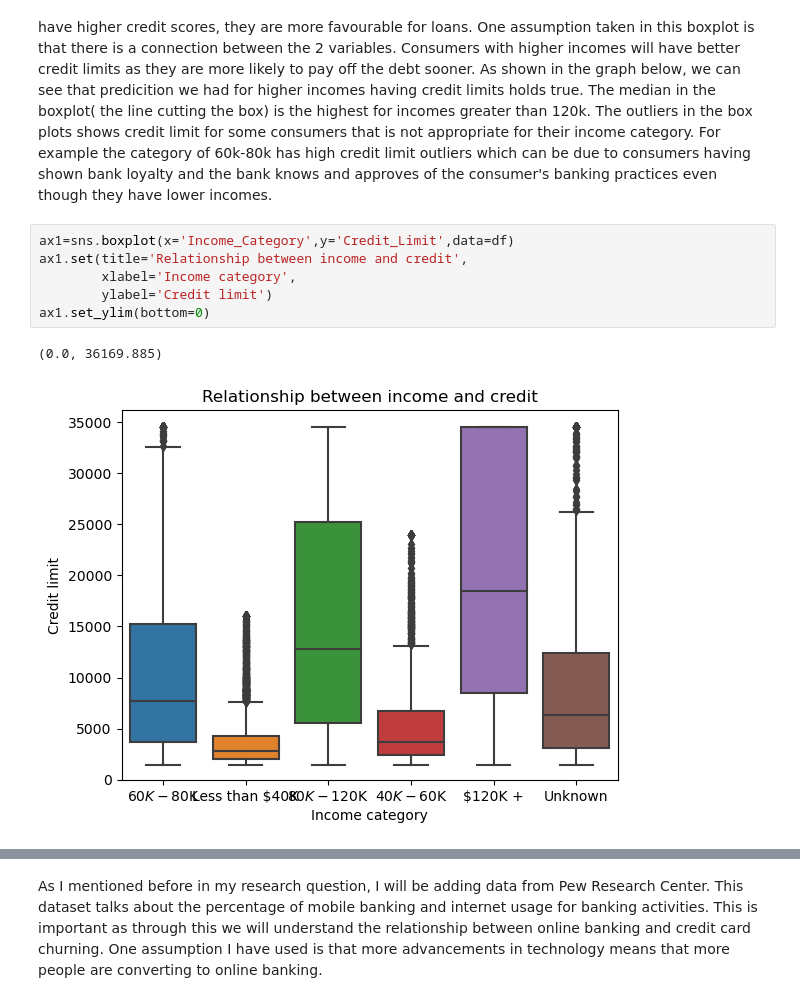
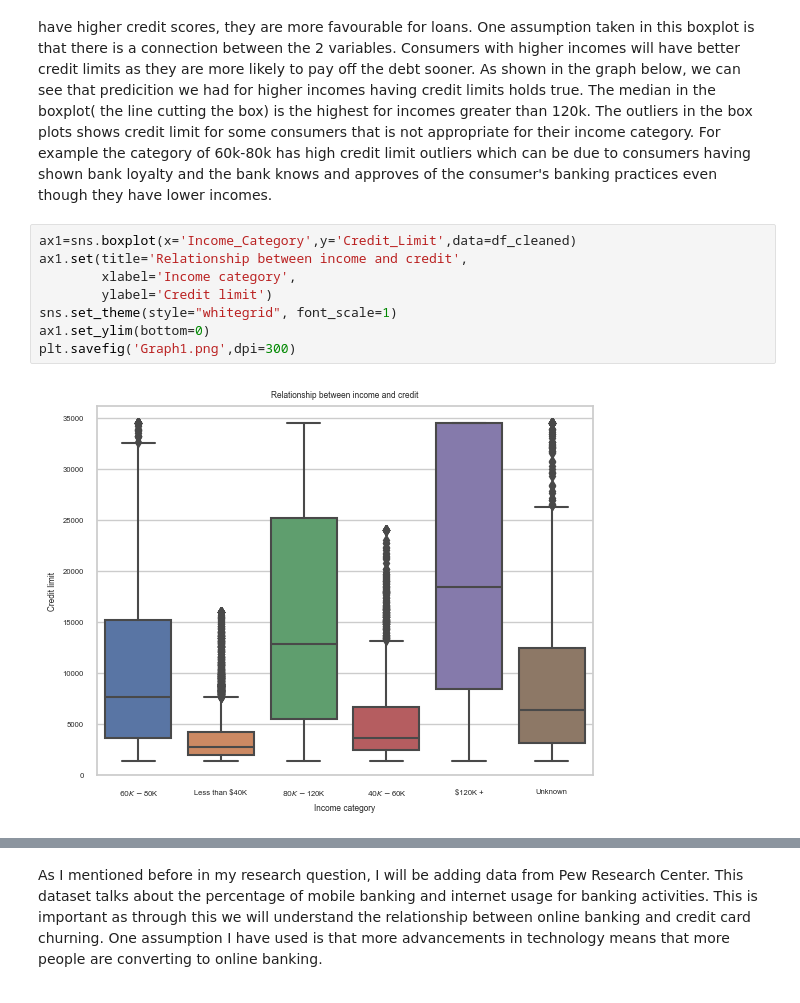
Before and after one commit to ubco-W2022T2-data301/project-group-group-20, a Jupyter notebook: analysis/analysis1.ipynb, the cells around one changed output, grey strips where cells are left out. Drawn from its saved outputs; the diff is of its cells as text.

Commit message:
graph

```diff
--- a/analysis/analysis1.ipynb
+++ b/analysis/analysis1.ipynb
@@ -102,11 +102,12 @@ Credit limits are indicators that allow banks and financial institutions to depi
 One assumption taken in this boxplot is that there is a connection between the 2 variables. Consumers with higher incomes will have better credit limits as they are more likely to pay off the debt sooner.
 As shown in the graph below, we can see that predicition we had for higher incomes having credit limits holds true. The median in the boxplot( the line cutting the box) is the highest for incomes greater than 120k. The outliers in the box plots shows credit limit for some consumers that is not appropriate for their income category. For example the category of 60k-80k has high credit limit outliers which can be due to consumers having shown bank loyalty and the bank knows and approves of the consumer's banking practices even though they have lower incomes.
 # %%
-ax1=sns.boxplot(x='Income_Category',y='Credit_Limit',data=df)
+ax1=sns.boxplot(x='Income_Category',y='Credit_Limit',data=df_cleaned)
 ax1.set(title='Relationship between income and credit',
         xlabel='Income category',
         ylabel='Credit limit')
+sns.set_theme(style="whitegrid", font_scale=1)
 ax1.set_ylim(bottom=0)
+plt.savefig('Graph1.png',dpi=300)
 # %% [output]
-(0.0, 36169.885)
-[figure, old version]
+[figure, new version]
```
Also changed, not shown: parts of 17 cells of this notebook, 8 other files.
